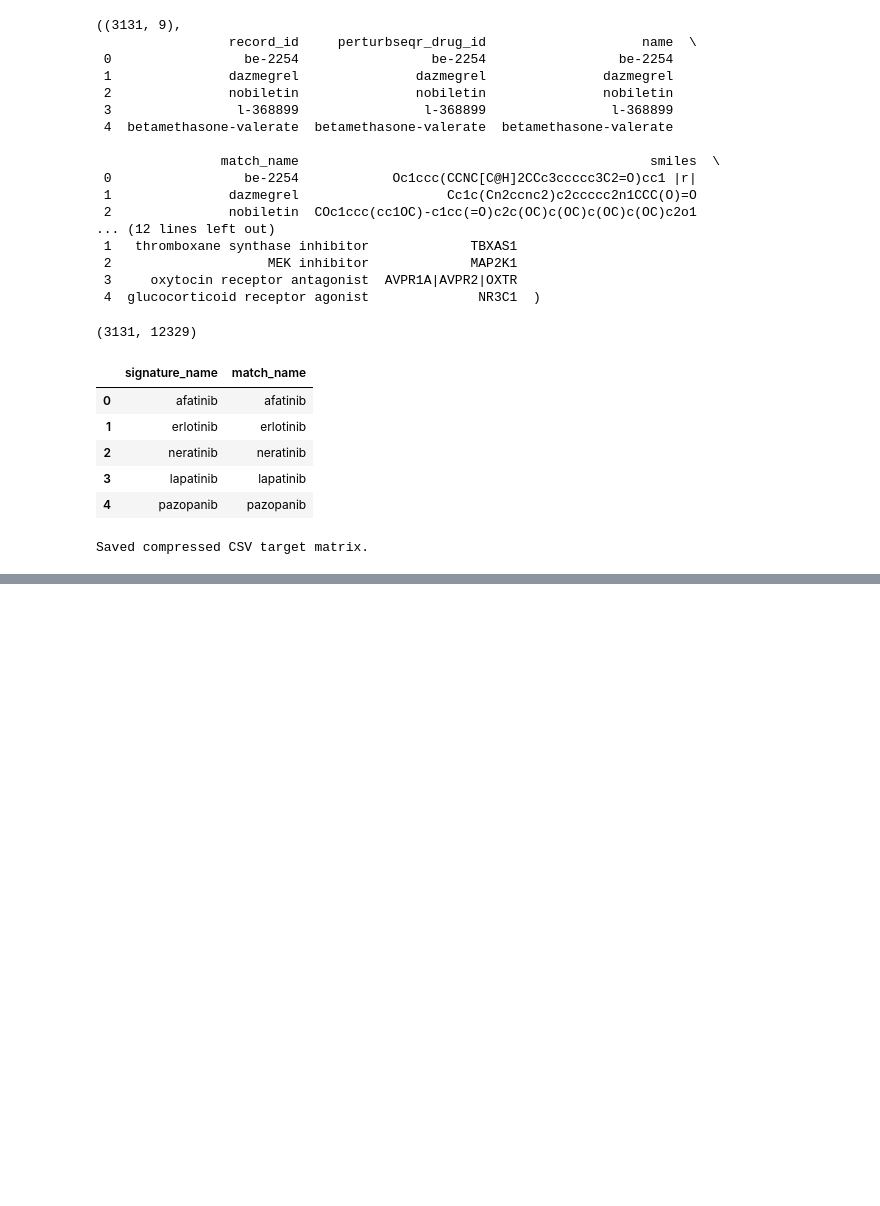
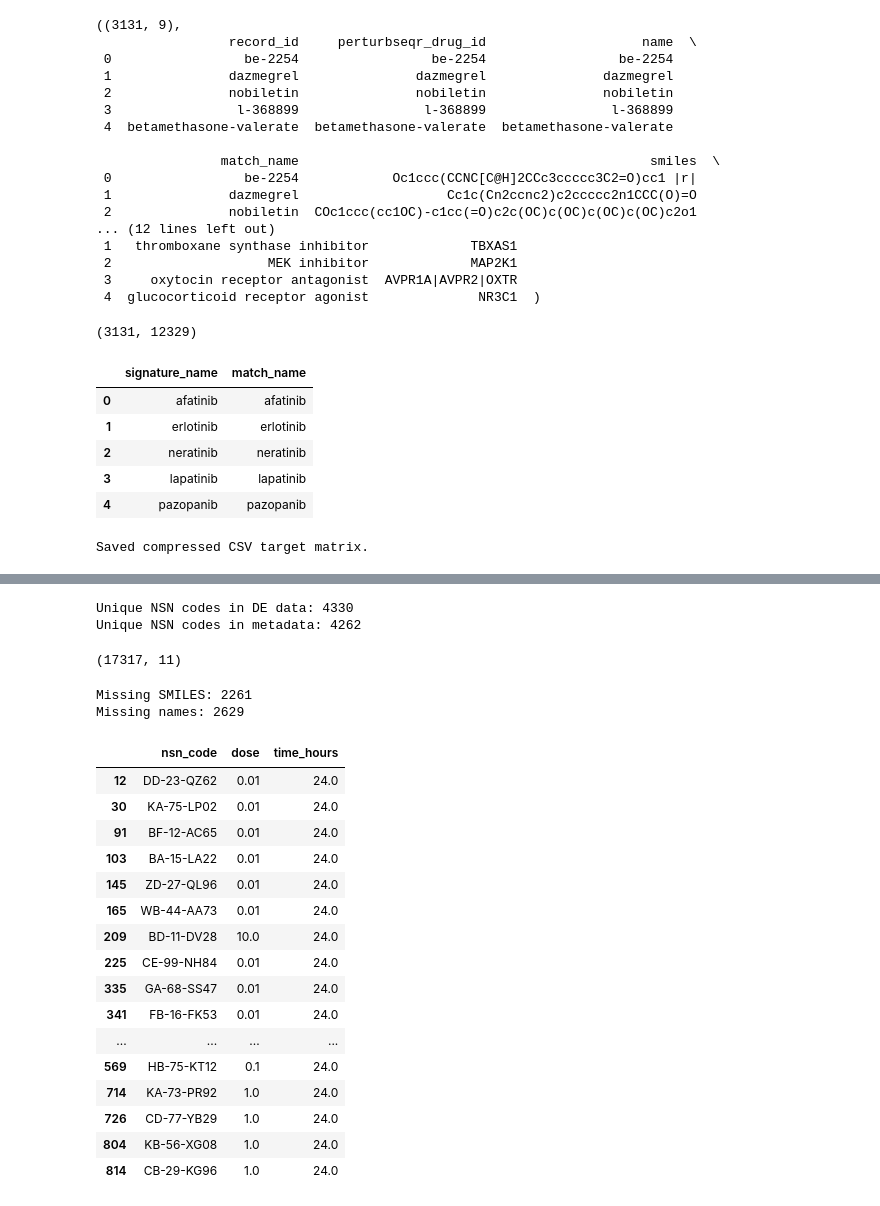
Before and after one commit to mell508-gif/predicting-predictability, a Jupyter notebook: data/part4_predicting.ipynb, the cells around one changed output, grey strips where cells are left out. Drawn from its saved outputs; the diff is of its cells as text; code cells hidden in the pictures; blank space fills up the shorter version.

```diff
--- a/data/part4_predicting.ipynb
+++ b/data/part4_predicting.ipynb
@@ -488,0 +552,12 @@ Saved compressed CSV target matrix.
+# %%
+pert_id_table = (
+    unique_pert_ids
+    .to_frame()
+    .assign(
+        nsn_code=lambda df: df["pert_id"].str.rsplit("_", n=2).str[0],
+        dose=lambda df: df["pert_id"].str.rsplit("_", n=2).str[1],
+        time_hours=lambda df: df["pert_id"].str.rsplit("_", n=2).str[2],
+    )
+)
+
+pert_id_table.head()
@@ -488,0 +607,6 @@ Saved compressed CSV target matrix.
+# %%
+drugseq_metadata_path = Path.cwd() / "DRUGseqr_metadata.tsv"
+
+drugseq_metadata = pd.read_csv(drugseq_metadata_path, sep="\t")
+
+drugseq_metadata.shape
@@ -488,0 +636,6 @@ Saved compressed CSV target matrix.
+# %%
+drugseq_metadata = drugseq_metadata.rename(
+    columns={"Unnamed: 0": "nsn_code"}
+)
+
+drugseq_metadata[["nsn_code", "name", "smiles", "title", "cid"]].head()
@@ -488,0 +649,45 @@ Saved compressed CSV target matrix.
+# %%
+print("Unique NSN codes in DE data:", pert_id_table["nsn_code"].nunique())
+print("Unique NSN codes in metadata:", drugseq_metadata["nsn_code"].nunique())
+
+drugseq_coverage = pert_id_table.merge(
+    drugseq_metadata[
+        ["nsn_code", "name", "smiles", "inchi_key", "moa", "target", "title", "cid"]
+    ],
+    on="nsn_code",
+    how="left"
+)
+
+drugseq_coverage.shape
+# %% [output]
+Unique NSN codes in DE data: 4330
+Unique NSN codes in metadata: 4262
+(17317, 11)
+# %%
+print("Missing SMILES:", drugseq_coverage["smiles"].isna().sum())
+print("Missing names:", drugseq_coverage["name"].isna().sum())
+
+drugseq_coverage.loc[
+    drugseq_coverage["smiles"].isna(),
+    ["nsn_code", "dose", "time_hours"]
+].head(20)
+# %% [output]
+Missing SMILES: 2261
+Missing names: 2629
+|  | nsn_code | dose | time_hours |
+| 12 | DD-23-QZ62 | 0.01 | 24.0 |
+| 30 | KA-75-LP02 | 0.01 | 24.0 |
+| 91 | BF-12-AC65 | 0.01 | 24.0 |
+| 103 | BA-15-LA22 | 0.01 | 24.0 |
+| 145 | ZD-27-QL96 | 0.01 | 24.0 |
+| 165 | WB-44-AA73 | 0.01 | 24.0 |
+| 209 | BD-11-DV28 | 10.0 | 24.0 |
+| 225 | CE-99-NH84 | 0.01 | 24.0 |
+| 335 | GA-68-SS47 | 0.01 | 24.0 |
+| 341 | FB-16-FK53 | 0.01 | 24.0 |
+| ... | ... | ... | ... |
+| 569 | HB-75-KT12 | 0.1 | 24.0 |
+| 714 | KA-73-PR92 | 1.0 | 24.0 |
+| 726 | CD-77-YB29 | 1.0 | 24.0 |
+| 804 | KB-56-XG08 | 1.0 | 24.0 |
+| 814 | CB-29-KG96 | 1.0 | 24.0 |
```
Also changed, not shown: parts of 49 cells of this notebook, 10 other files.
